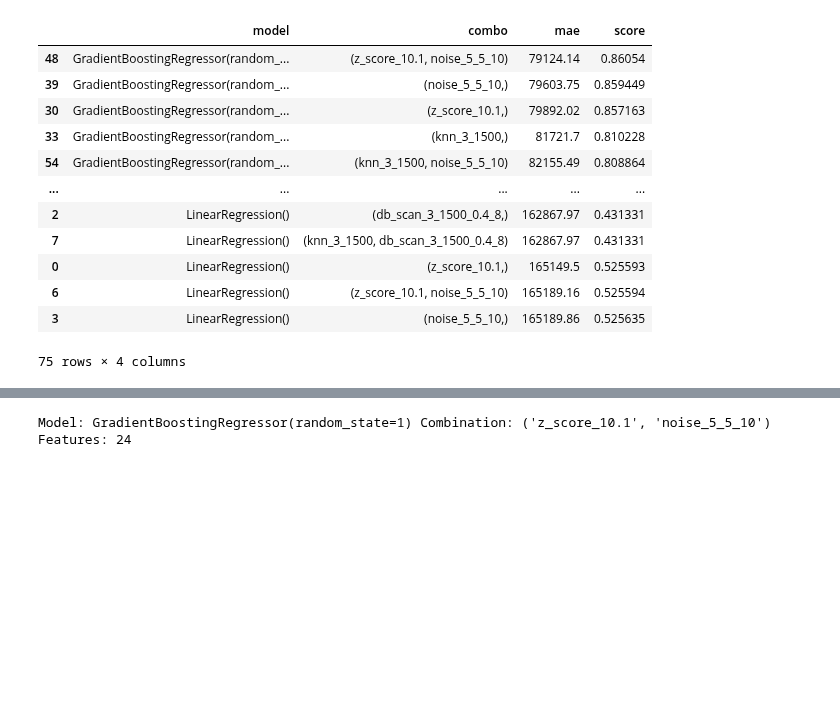
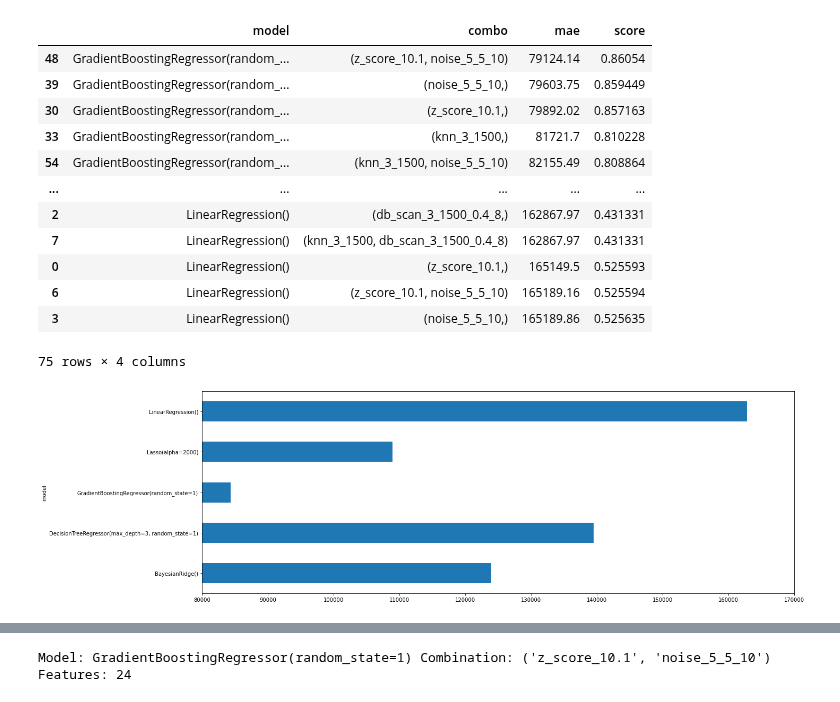
Before and after one commit to robring/advancedDatascience_CaseStudy, a Jupyter notebook: 02_Modeling_grid_search.ipynb, the cells around one changed output, grey strips where cells are left out. Cells and saved outputs as stored; diff of their text form; code cells hidden in the pictures; blank space fills up the shorter version.

```diff
--- a/02_Modeling_grid_search.ipynb
+++ b/02_Modeling_grid_search.ipynb
@@ -323,3 +323,13 @@ df_summary.sort_values("mae")
 | 6 | LinearRegression() | (z_score_10.1, noise_5_5_10) | 165189.16 | 0.525594 |
 | 3 | LinearRegression() | (noise_5_5_10,) | 165189.86 | 0.525635 |
 75 rows × 4 columns
+# %%
+plt.figure(figsize=(20,7))
+df_summary['model'] = df_summary['model'].astype(str)
+
+df_summary_grouped_model = df_summary.groupby(['model'])["mae"].mean()
+ax = df_summary_grouped_model.plot.barh(x='model', y='mae')
+plt.xlim([80000, 170000])
+plt.show()
+# %% [output]
+[figure, added]
```
Also changed, not shown: parts of 7 cells of this notebook, 3 other files.
